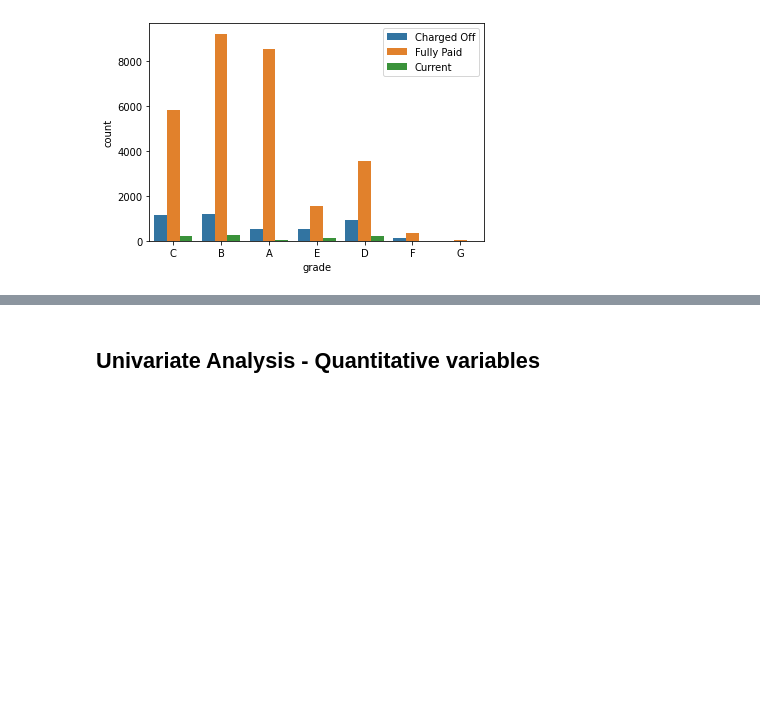
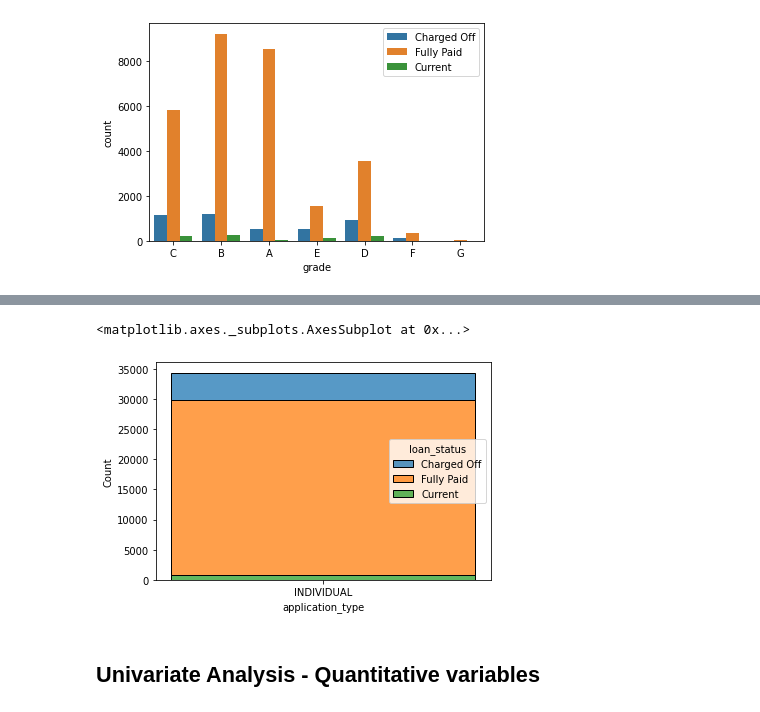
Before and after one commit to hargurjeet/Lending-Club-CaseStudy, a Jupyter notebook: Lending_Club_Case_Study.ipynb, the cells around one changed output, grey strips where cells are left out. Drawn from its saved outputs; the diff is of its cells as text; code cells hidden in the pictures; blank space fills up the shorter version.

```diff
--- a/Lending_Club_Case_Study.ipynb
+++ b/Lending_Club_Case_Study.ipynb
@@ -493,3 +504,8 @@ plt.show()
+# %%
+sns.histplot(x=df6.application_type, hue=df6.loan_status, multiple="stack")
+# %% [output]
+<matplotlib.axes._subplots.AxesSubplot at 0x...>
+[figure, added]
 # %% [markdown]
 ## Univariate Analysis - Quantitative variables
 # %%
```
Also changed, not shown: parts of 3 cells of this notebook.
